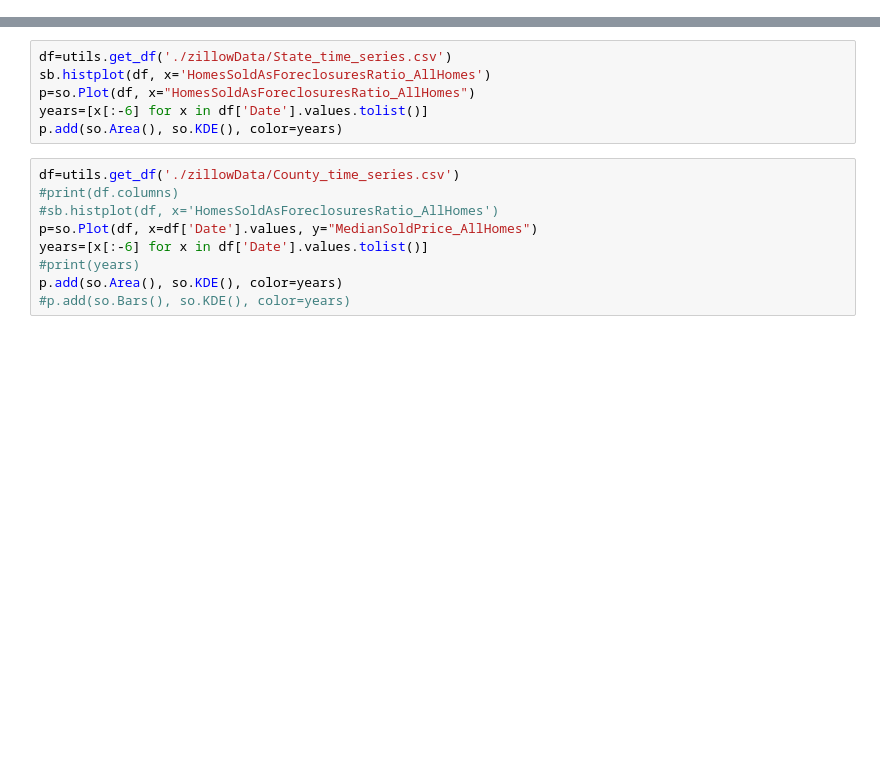
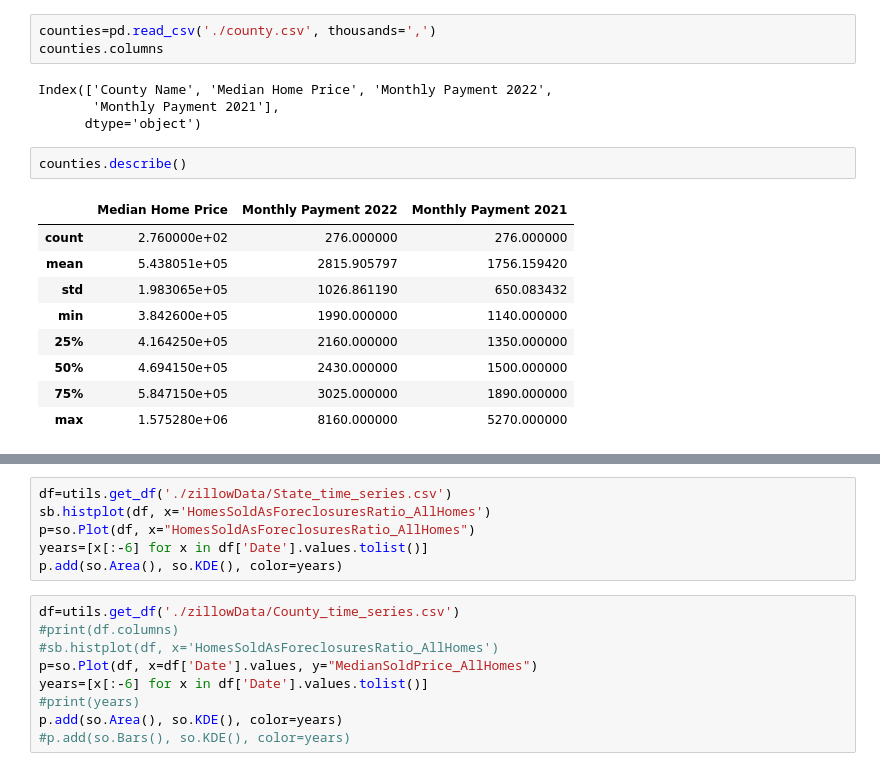
Before and after one commit to MikePlekan/Real-Estate-project, a Jupyter notebook: demo.ipynb, the cells around one changed output, grey strips where cells are left out. Cells and saved outputs as stored; diff of their text form; blank space fills up the shorter version.

Commit message:
added county dataset

```diff
--- a/demo.ipynb
+++ b/demo.ipynb
@@ -7,0 +25,19 @@ import utils as utils
+# %%
+counties=pd.read_csv('./county.csv', thousands=',')
+counties.columns
+# %% [output]
+Index(['County Name', 'Median Home Price', 'Monthly Payment 2022',
+       'Monthly Payment 2021'],
+      dtype='object')
+# %%
+counties.describe()
+# %% [output]
+|  | Median Home Price | Monthly Payment 2022 | Monthly Payment 2021 |
+| count | 2.760000e+02 | 276.000000 | 276.000000 |
+| mean | 5.438051e+05 | 2815.905797 | 1756.159420 |
+| std | 1.983065e+05 | 1026.861190 | 650.083432 |
+| min | 3.842600e+05 | 1990.000000 | 1140.000000 |
+| 25% | 4.164250e+05 | 2160.000000 | 1350.000000 |
+| 50% | 4.694150e+05 | 2430.000000 | 1500.000000 |
+| 75% | 5.847150e+05 | 3025.000000 | 1890.000000 |
+| max | 1.575280e+06 | 8160.000000 | 5270.000000 |
```
Also changed, not shown: parts of 5 cells of this notebook, 3 other files.
